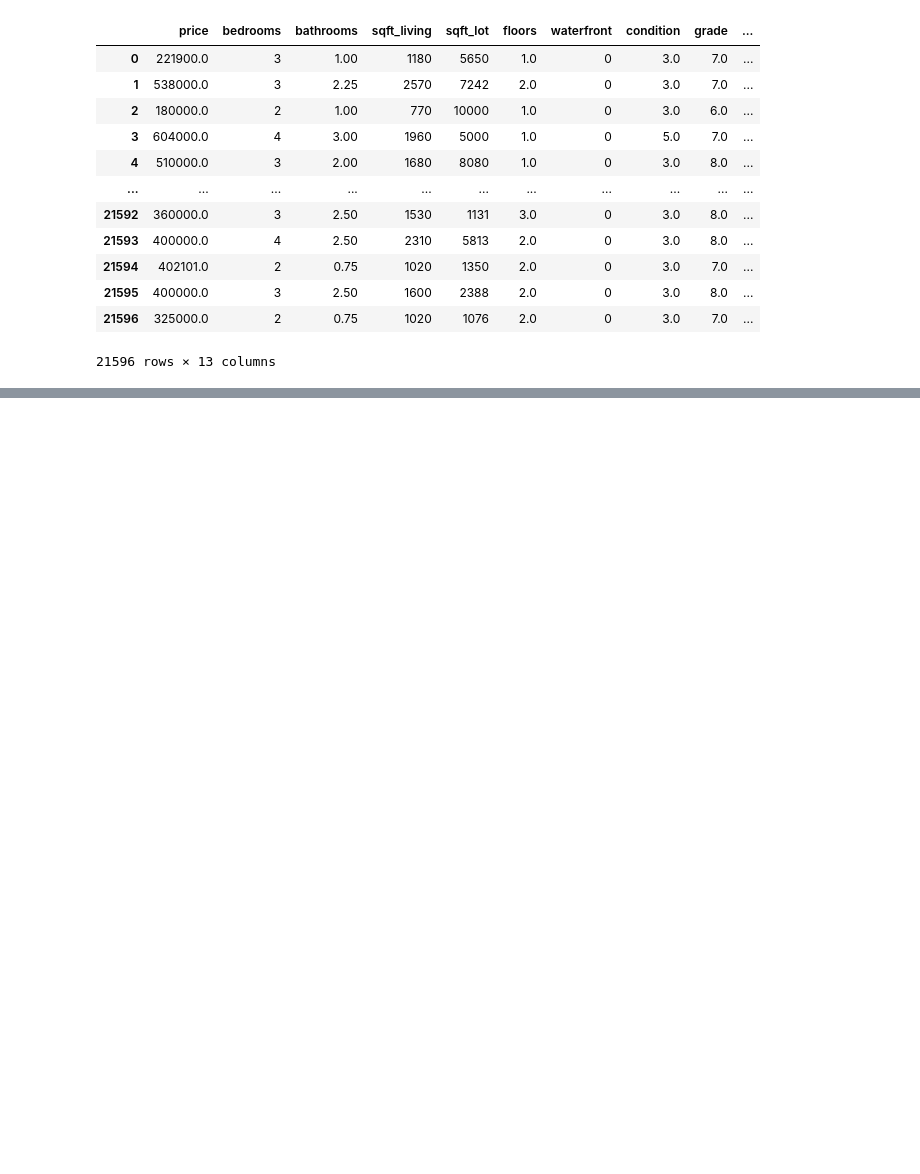
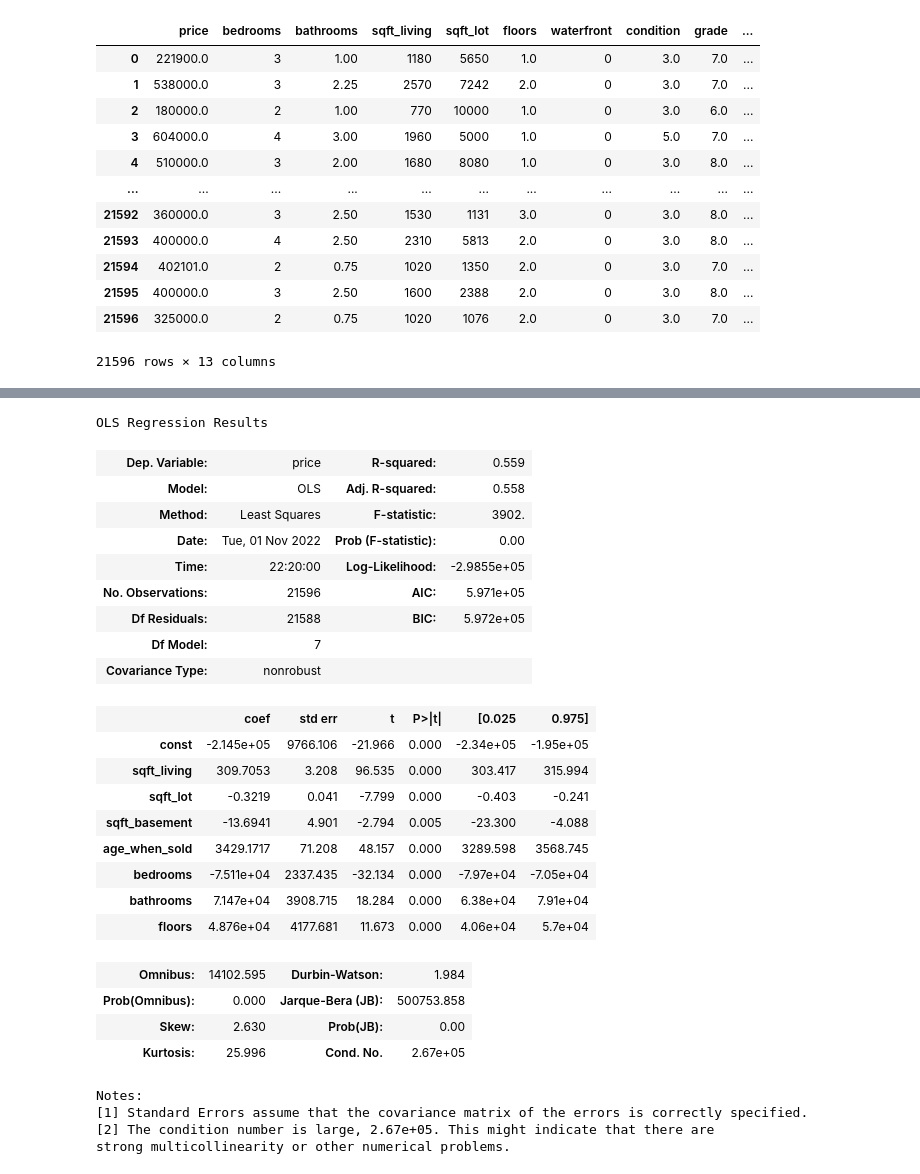
Before and after one commit to vict0rkang/dsc-phase-2-project-v2-3, a Jupyter notebook: student.ipynb, the cells around one changed output, grey strips where cells are left out. Drawn from its saved outputs; the diff is of its cells as text; code cells hidden in the pictures; blank space fills up the shorter version.

```diff
--- a/student.ipynb
+++ b/student.ipynb
@@ -1261,0 +1296,30 @@ df2
+# %%
+sm.OLS(df3y, sm.add_constant(df3x)).fit().summary()
+# %% [output]
+OLS Regression Results
+| Dep. Variable: | price | R-squared: | 0.559 |
+| Model: | OLS | Adj. R-squared: | 0.558 |
+| Method: | Least Squares | F-statistic: | 3902. |
+| Date: | Tue, 01 Nov 2022 | Prob (F-statistic): | 0.00 |
+| Time: | 22:20:00 | Log-Likelihood: | -2.9855e+05 |
+| No. Observations: | 21596 | AIC: | 5.971e+05 |
+| Df Residuals: | 21588 | BIC: | 5.972e+05 |
+| Df Model: | 7 |  |  |
+| Covariance Type: | nonrobust |  |  |
+|  | coef | std err | t | P>|t| | [0.025 | 0.975] |
+| const | -2.145e+05 | 9766.106 | -21.966 | 0.000 | -2.34e+05 | -1.95e+05 |
+| sqft_living | 309.7053 | 3.208 | 96.535 | 0.000 | 303.417 | 315.994 |
+| sqft_lot | -0.3219 | 0.041 | -7.799 | 0.000 | -0.403 | -0.241 |
+| sqft_basement | -13.6941 | 4.901 | -2.794 | 0.005 | -23.300 | -4.088 |
+| age_when_sold | 3429.1717 | 71.208 | 48.157 | 0.000 | 3289.598 | 3568.745 |
+| bedrooms | -7.511e+04 | 2337.435 | -32.134 | 0.000 | -7.97e+04 | -7.05e+04 |
+| bathrooms | 7.147e+04 | 3908.715 | 18.284 | 0.000 | 6.38e+04 | 7.91e+04 |
+| floors | 4.876e+04 | 4177.681 | 11.673 | 0.000 | 4.06e+04 | 5.7e+04 |
+| Omnibus: | 14102.595 | Durbin-Watson: | 1.984 |
+| Prob(Omnibus): | 0.000 | Jarque-Bera (JB): | 500753.858 |
+| Skew: | 2.630 | Prob(JB): | 0.00 |
+| Kurtosis: | 25.996 | Cond. No. | 2.67e+05 |
+Notes:
+[1] Standard Errors assume that the covariance matrix of the errors is correctly specified.
+[2] The condition number is large, 2.67e+05. This might indicate that there are
+strong multicollinearity or other numerical problems.
```
Also changed, not shown: parts of 11 cells of this notebook.
